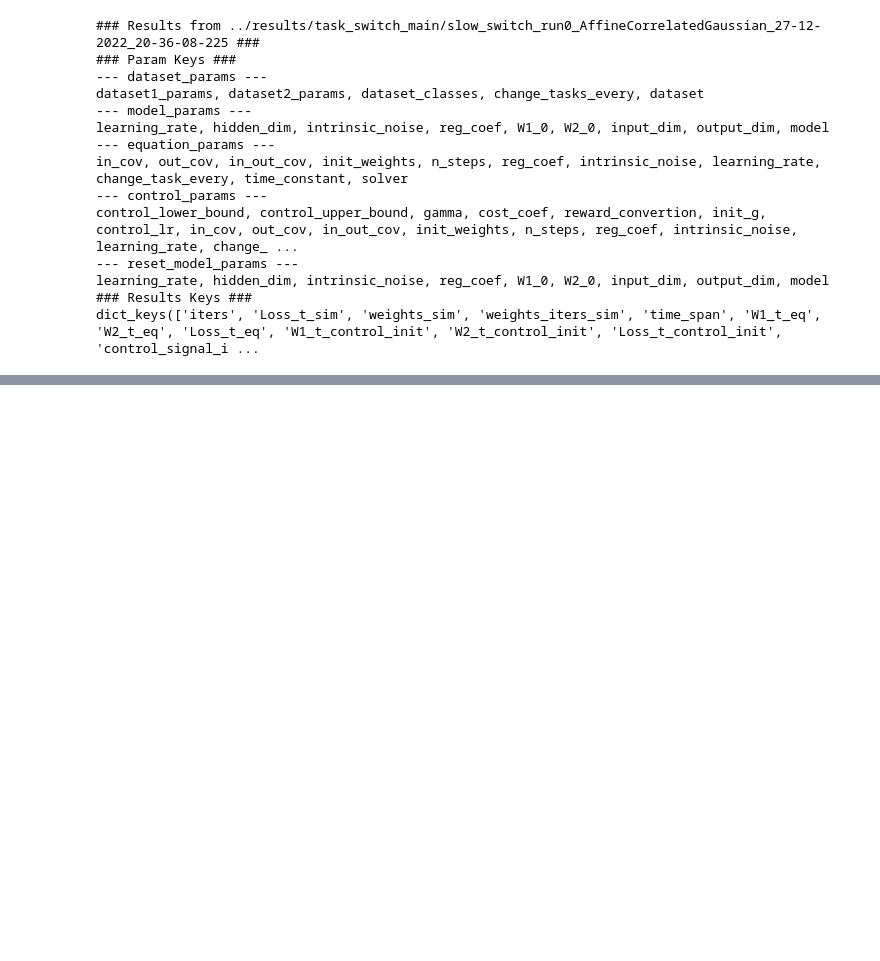
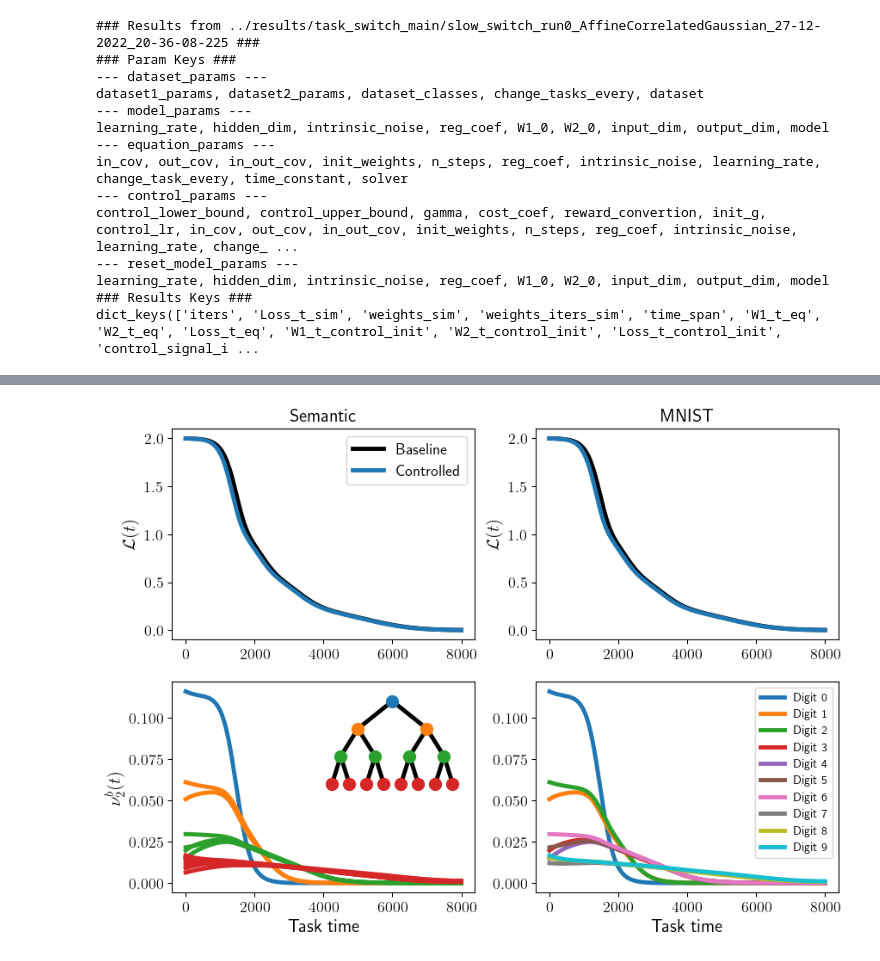
Before and after one commit to rodrigcd/neuromod, a Jupyter notebook: notebooks/paper_plots.ipynb, the cells around one changed output, grey strips where cells are left out. Saved outputs shown, nothing was run; the diff lists cells and outputs as text; code cells hidden in the pictures; blank space fills up the shorter version.

```diff
--- a/notebooks/paper_plots.ipynb
+++ b/notebooks/paper_plots.ipynb
@@ -122,0 +135,5 @@ plt.savefig("paper_figures/task_switch.pdf", bbox_inches="tight")
+# %%
+results_path1 = "../results/category_assimilation/run_id_2_Semantic_06-01-2023_00-01-58-134"
+results_path2 = "../results/category_assimilation/run_id_2_Semantic_06-01-2023_00-01-58-134"
+# %%
+results = [ResultsManager(results_path1, verbose=True), ResultsManager(results_path1, verbose=True)]
@@ -122,0 +158,9 @@ plt.savefig("paper_figures/task_switch.pdf", bbox_inches="tight")
+# %%
+figsize = (10, 7)
+fontsize = 15
+line_width = 3.5
+# %%
+cat_assimilation_plot(results[0], results[1], figsize=figsize, fontsize=fontsize, line_width=line_width)
+plt.savefig("paper_figures/category_assimilation.pdf", bbox_inches="tight")
+# %% [output]
+[figure, added]
```
Also changed, not shown: parts of 10 cells of this notebook, 16 other files.
